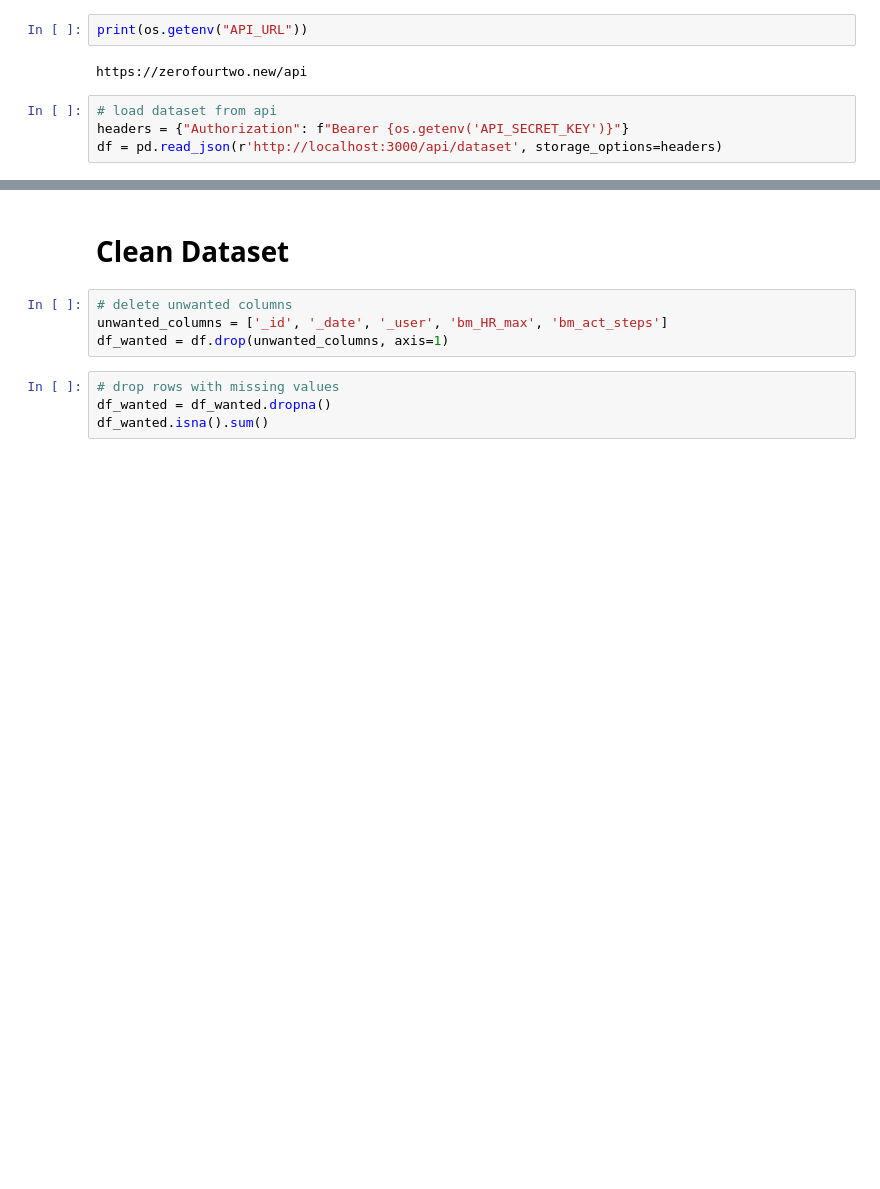
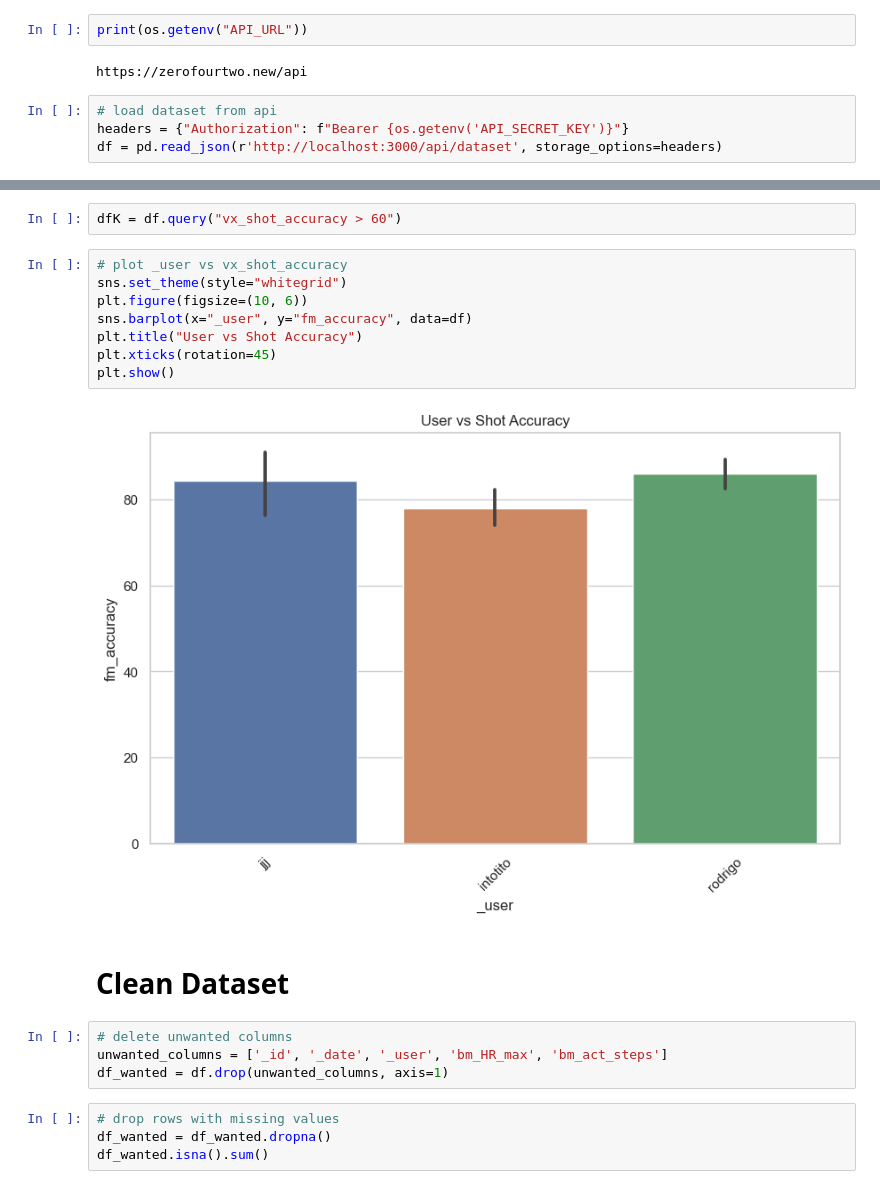
Before and after one commit to intotito/applied_project, a Jupyter notebook: tensorflow/ai.ipynb, the cells around one changed output, grey strips where cells are left out. Cells and saved outputs as stored; diff of their text form; blank space fills up the shorter version.

```diff
--- a/tensorflow/ai.ipynb
+++ b/tensorflow/ai.ipynb
@@ -35,3 +37,15 @@ df.head()
+# %%
+dfK = df.query("vx_shot_accuracy > 60")
+# %%
+# plot _user vs vx_shot_accuracy
+sns.set_theme(style="whitegrid")
+plt.figure(figsize=(10, 6))
+sns.barplot(x="_user", y="fm_accuracy", data=df)
+plt.title("User vs Shot Accuracy")
+plt.xticks(rotation=45)
+plt.show()
+# %% [output]
+[figure, added]
 # %% [markdown]
 # Clean Dataset
 # %%
```
Also changed, not shown: parts of 22 cells of this notebook, 8 other files.
